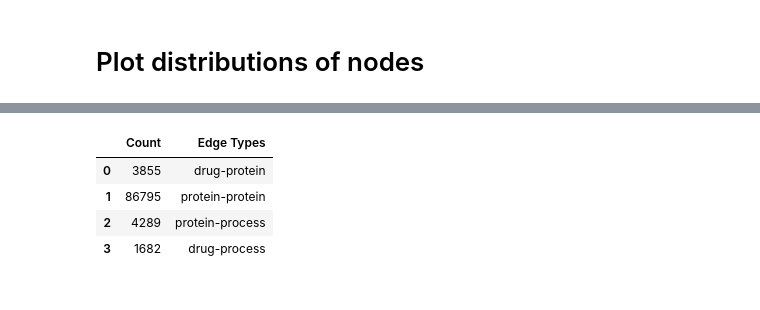
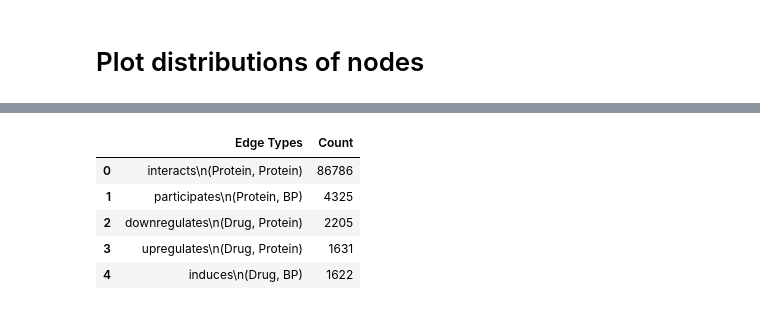
Before and after one commit to laurendelong21/MoA-Net, a Jupyter notebook: notebooks/8_kg_distributions.ipynb, the cells around one changed output, grey strips where cells are left out. Cells and saved outputs as stored; diff of their text form; code cells hidden in the pictures.

```diff
--- a/notebooks/8_kg_distributions.ipynb
+++ b/notebooks/8_kg_distributions.ipynb
@@ -78,0 +100,3 @@ for source, target in tqdm(kg[['source', 'target']].values):
+# %%
+relations = dict(kg.edge_type.value_counts())
+print(relations)
@@ -124,24 +194,0 @@ node_df.head()
-# %%
-data_edges = {
-    'Count':[
-        drug_protein,
-        protein_protein,
-        protein_bps,
-        drug_bps
-    ],
-    'Edge Types':[
-        'drug-protein',
-        'protein-protein',
-        'protein-process',
-        'drug-process'
-    ]
-}
-
-edges_df = pd.DataFrame(data=data_edges)
-edges_df
-# %% [output]
-|  | Count | Edge Types |
-| 0 | 3855 | drug-protein |
-| 1 | 86795 | protein-protein |
-| 2 | 4289 | protein-process |
-| 3 | 1682 | drug-process |
@@ -148,3 +203,17 @@ edges_df
+# %%
+# Convert dictionary items to a list of tuples
+data_list = [(key, value) for key, value in relations.items()]
+
+# Create a DataFrame from the list of tuples
+edges_df = pd.DataFrame(data_list, columns=['Edge Types', 'Count'])
+edges_df
+# %% [output]
+|  | Edge Types | Count |
+| 0 | interacts\n(Protein, Protein) | 86786 |
+| 1 | participates\n(Protein, BP) | 4325 |
+| 2 | downregulates\n(Drug, Protein) | 2205 |
+| 3 | upregulates\n(Drug, Protein) | 1631 |
+| 4 | induces\n(Drug, BP) | 1622 |
 # %%
 sns.set(rc={'figure.figsize':(10,10)})
 
```
Also changed, not shown: parts of 26 cells of this notebook, 2 other files.
